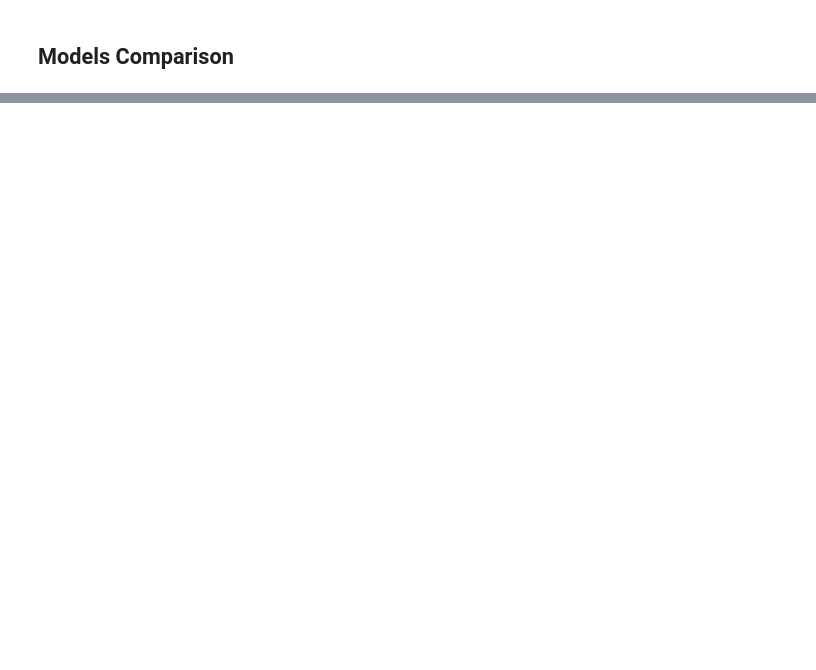
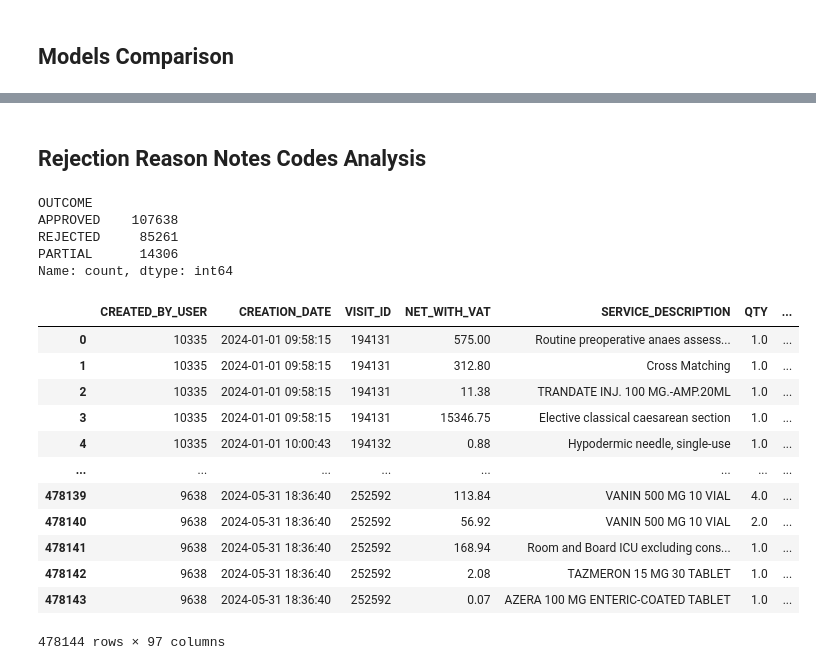
Before and after one commit to Andalusia-Data-Science-Team/Claims_Rejection, a Jupyter notebook: model_training_comparison_rejectionreason.ipynb, the cells around one changed output, grey strips where cells are left out. Drawn from its saved outputs; the diff is of its cells as text; code cells hidden in the pictures; blank space fills up the shorter version.

```diff
--- a/model_training_comparison_rejectionreason.ipynb
+++ b/model_training_comparison_rejectionreason.ipynb
@@ -208,0 +203,17 @@ pd.DataFrame({"Column_name":X_test_encoded.columns,"Feature_importance":top_mode
+# %% [markdown]
+## Rejection Reason Notes Codes Analysis
+# %%
+from src.utilities_rejection import RejectionReasonLabeling
+from src.data_local import MergedDataPreprocessing
+from cashe import get_cashed_input,read_cashed_original
+
+#df = get_cashed_input()
+df = pd.read_csv('data/HJH/12-06-2024/df.csv')
+# %%
+df['OUTCOME'].value_counts()
+# %% [output]
+OUTCOME
+APPROVED    107638
+REJECTED     85261
+PARTIAL      14306
+Name: count, dtype: int64
@@ -208,0 +226,16 @@ pd.DataFrame({"Column_name":X_test_encoded.columns,"Feature_importance":top_mode
+# %%
+df
+# %% [output]
+|  | CREATED_BY_USER | CREATION_DATE | VISIT_ID | NET_WITH_VAT | SERVICE_DESCRIPTION | QTY | ... |
+| 0 | 10335 | 2024-01-01 09:58:15 | 194131 | 575.00 | Routine preoperative anaes assess... | 1.0 | ... |
+| 1 | 10335 | 2024-01-01 09:58:15 | 194131 | 312.80 | Cross Matching | 1.0 | ... |
+| 2 | 10335 | 2024-01-01 09:58:15 | 194131 | 11.38 | TRANDATE INJ. 100 MG.-AMP.20ML | 1.0 | ... |
+| 3 | 10335 | 2024-01-01 09:58:15 | 194131 | 15346.75 | Elective classical caesarean section | 1.0 | ... |
+| 4 | 10335 | 2024-01-01 10:00:43 | 194132 | 0.88 | Hypodermic needle, single-use | 1.0 | ... |
+| ... | ... | ... | ... | ... | ... | ... | ... |
+| 478139 | 9638 | 2024-05-31 18:36:40 | 252592 | 113.84 | VANIN 500 MG 10 VIAL | 4.0 | ... |
+| 478140 | 9638 | 2024-05-31 18:36:40 | 252592 | 56.92 | VANIN 500 MG 10 VIAL | 2.0 | ... |
+| 478141 | 9638 | 2024-05-31 18:36:40 | 252592 | 168.94 | Room and Board ICU excluding cons... | 1.0 | ... |
+| 478142 | 9638 | 2024-05-31 18:36:40 | 252592 | 2.08 | TAZMERON 15 MG 30 TABLET | 1.0 | ... |
+| 478143 | 9638 | 2024-05-31 18:36:40 | 252592 | 0.07 | AZERA 100 MG ENTERIC-COATED TABLET | 1.0 | ... |
+478144 rows × 97 columns
```
Also changed, not shown: parts of 49 cells of this notebook, 8 other files.
